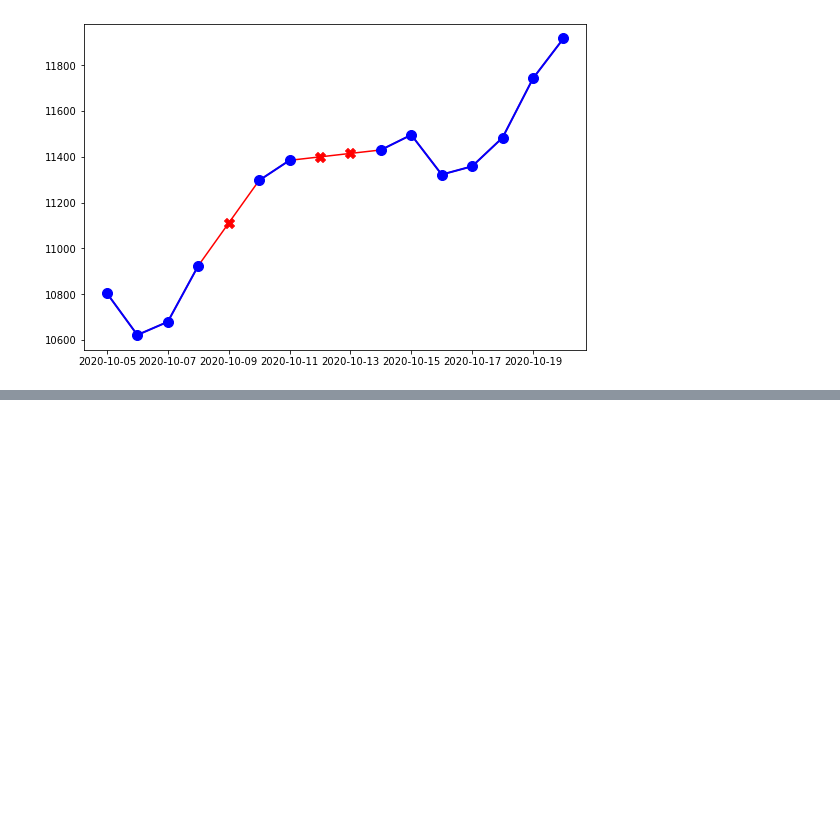
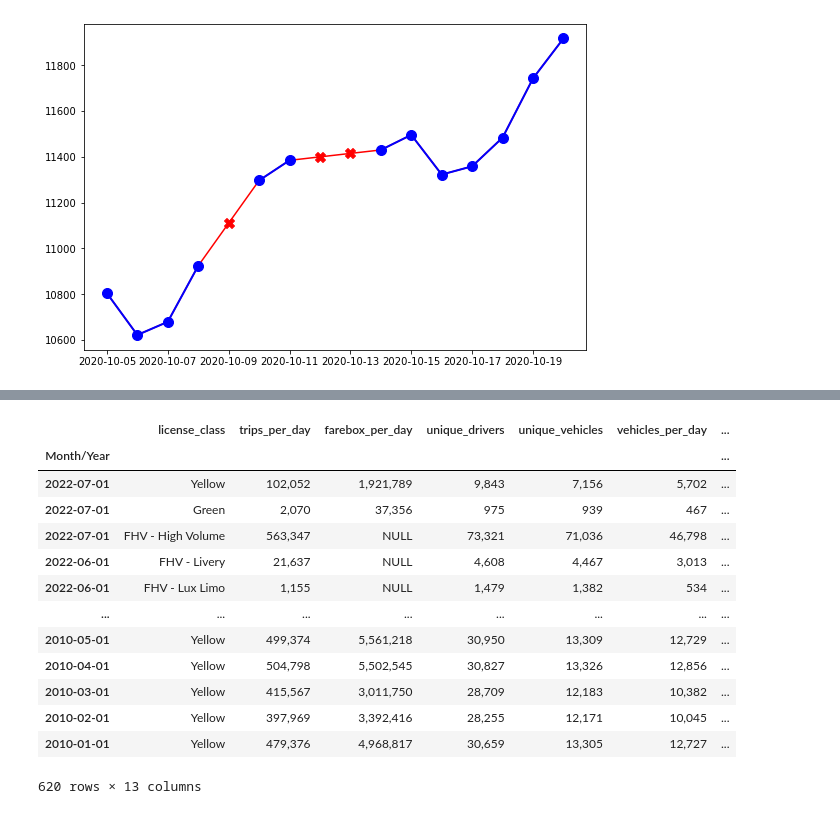
Before and after one commit to Nyahua/ds-learning, a Jupyter notebook: ts4ds/ch01.ipynb, the cells around one changed output, grey strips where cells are left out. Drawn from its saved outputs; the diff is of its cells as text; code cells hidden in the pictures; blank space fills up the shorter version.

```diff
--- a/ts4ds/ch01.ipynb
+++ b/ts4ds/ch01.ipynb
@@ -133,0 +135,20 @@ Name: Adj Close, dtype: float64
+# %%
+url = "https://www1.nyc.gov/assets/tlc/downloads/csv/data_reports_monthly.csv"
+NYCabRaw = pd.read_csv(url, index_col=0, parse_dates=True)
+NYCabRaw.columns = [c.strip().replace(" ", "_").lower() for c in NYCabRaw.columns]
+NYCabRaw
+# %% [output]
+|  | license_class | trips_per_day | farebox_per_day | unique_drivers | unique_vehicles | vehicles_per_day | ... |
+| Month/Year |  |  |  |  |  |  | ... |
+| 2022-07-01 | Yellow | 102,052 | 1,921,789 | 9,843 | 7,156 | 5,702 | ... |
+| 2022-07-01 | Green | 2,070 | 37,356 | 975 | 939 | 467 | ... |
+| 2022-07-01 | FHV - High Volume | 563,347 | NULL | 73,321 | 71,036 | 46,798 | ... |
+| 2022-06-01 | FHV - Livery | 21,637 | NULL | 4,608 | 4,467 | 3,013 | ... |
+| 2022-06-01 | FHV - Lux Limo | 1,155 | NULL | 1,479 | 1,382 | 534 | ... |
+| ... | ... | ... | ... | ... | ... | ... | ... |
+| 2010-05-01 | Yellow | 499,374 | 5,561,218 | 30,950 | 13,309 | 12,729 | ... |
+| 2010-04-01 | Yellow | 504,798 | 5,502,545 | 30,827 | 13,326 | 12,856 | ... |
+| 2010-03-01 | Yellow | 415,567 | 3,011,750 | 28,709 | 12,183 | 10,382 | ... |
+| 2010-02-01 | Yellow | 397,969 | 3,392,416 | 28,255 | 12,171 | 10,045 | ... |
+| 2010-01-01 | Yellow | 479,376 | 4,968,817 | 30,659 | 13,305 | 12,727 | ... |
+620 rows × 13 columns
```
Also changed, not shown: parts of 22 cells of this notebook, 1 other file.
